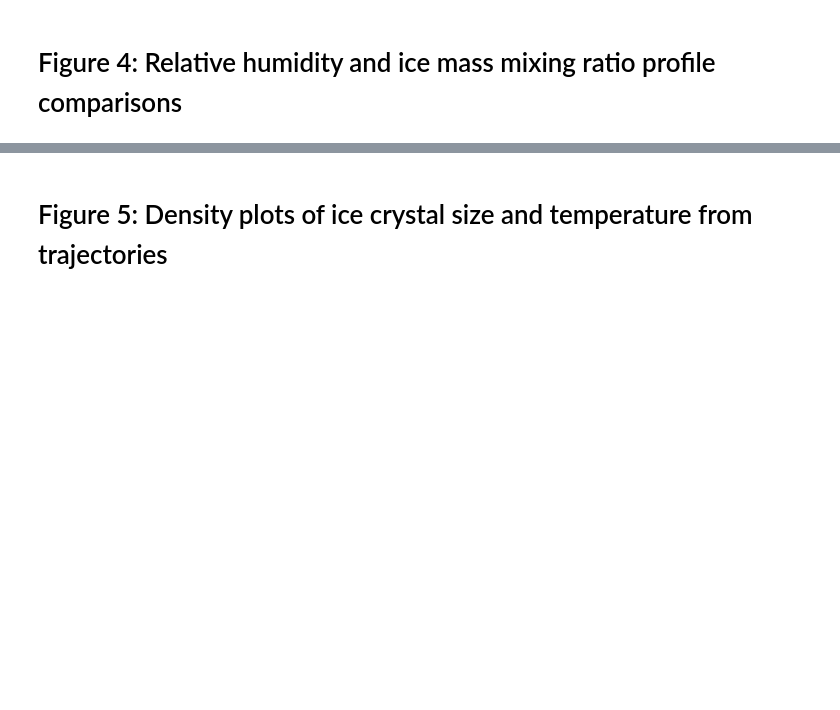
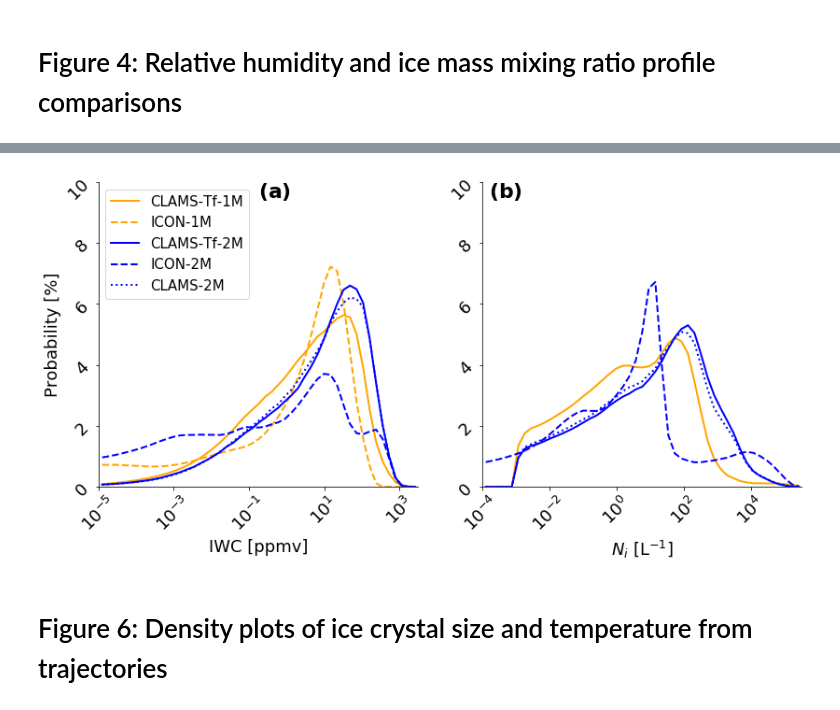
Before and after one commit to sylviasullivan/ice-microp-rad, a Jupyter notebook: Figures_article2.ipynb, the cells around one changed output, grey strips where cells are left out. Saved outputs shown, nothing was run; the diff lists cells and outputs as text; code cells hidden in the pictures; blank space fills up the shorter version.

```diff
--- a/Figures_article2.ipynb
+++ b/Figures_article2.ipynb
@@ -569,0 +594,17 @@ Text(0.03, 0.93, '(d)')
+# %%
+basedir = '/scratch/b/b380873/traj_pp/'
+names = [ 'qih-Nih-CLAMS-Tf_0V1M0A0R2.nc', 'qih-Nih-ICON_0V1M0A0R2.nc',
+          'qih-Nih-CLAMS-Tf_0V2M0A0R2.nc', 'qih-Nih-ICON_0V2M0A0R2.nc',
+          'qih-Nih-CLAMS_0V2M0A0R2.nc']
+datasets = []
+for n in names:
+    d = xr.open_dataset( basedir + n )
+    datasets.append( d )
+# %%
+# Logarithmic IWC bins in ppmv, as well as their centerpoints
+qi_bins = np.logspace( -5, 3.5, 50 )
+qi_bins_c = ( qi_bins[1:] + qi_bins[:-1] )/2.
+
+# Logarithmic Ni bins in cm-3, as well as their centerpoints
+Ni_bins = np.logspace( -4, 5.5, 50 )
+Ni_bins_c = ( Ni_bins[1:] + Ni_bins[:-1] )/2.
@@ -570,2 +637,42 @@ Text(0.03, 0.93, '(d)')
+# %%
+# Plot the histograms of qi and Ni for extracted trajectories
+lw = 2
+fs = 18
+a = 1 # 0.5
+suffix = '' # '_outflow', '_insitu', '_flight'
+couleurs = [ 'orange', 'orange', 'blue', 'blue', 'blue' ]
+stil = [ '-', '--', '-', '--', ':' ]
+lbls = [ 'CLAMS-Tf-1M', 'ICON-1M', 'CLAMS-Tf-2M', 'ICON-2M', 'CLAMS-2M' ]
+
+fig, ax = plt.subplots( nrows=1, ncols=2, figsize=(13.5,6) )
+for c, s, d, l, j in zip(couleurs, stil, datasets, lbls, np.arange(5)):
+    ax[0].plot( qi_bins_c, d['qih' + suffix], color=c, linestyle=s, linewidth=lw, label=l, alpha=a )
+    #ax[0].plot( [qi_med[j], qi_med[j]], [0, 9], color=c, linestyle=s, linewidth=lw )
+
+    # The ICON one-moment simulation has no ice crystal number output.
+    if l != 'ICON-1M':
+        ax[1].plot( Ni_bins_c, d['Nih' + suffix], color=c, linestyle=s, linewidth=lw, alpha=a )
+        #ax[1].plot( [Ni_med[j], Ni_med[j]], [0, 11], color=c, linestyle=s, linewidth=lw )
+
+ax[0].set_xlim([qi_bins[0], qi_bins[-1]])
+ax[0].set_ylim([0,10])
+ax[0].set_xscale('log')
+ax[0].text(0.5, 0.95, r'$\bf{(a)}$', fontsize=fs+4, transform=ax[0].transAxes)
+ax[0].set_xlabel( 'IWC [ppmv]', fontsize=fs )
+ax[0].set_ylabel( 'Probability [%]', fontsize=fs )
+l = ax[0].legend( loc='upper left', fontsize=fs-3 )
+sexy_axes( ax[0], fs )
+
+ax[1].set_xlim([Ni_bins[0], Ni_bins[-1]])
+ax[1].set_ylim([0,10])
+ax[1].set_xscale('log')
+ax[1].text(0.02, 0.95, r'$\bf{(b)}$', fontsize=fs+4, transform=ax[1].transAxes)
+ax[1].set_xlabel( r'$N_i$ [L$^{-1}$]', fontsize=fs )
+sexy_axes( ax[1], fs )
+
+#fig.savefig( 'output/qi-Ni-pdfs' + suffix + '.pdf',bbox_inches='tight' )
+plt.show()
+# %% [output]
+[figure, added]
 # %% [markdown]
-# Figure 5: Density plots of ice crystal size and temperature from trajectories
+# Figure 6: Density plots of ice crystal size and temperature from trajectories
```
Also changed, not shown: parts of 9 cells of this notebook, 1 other file.
